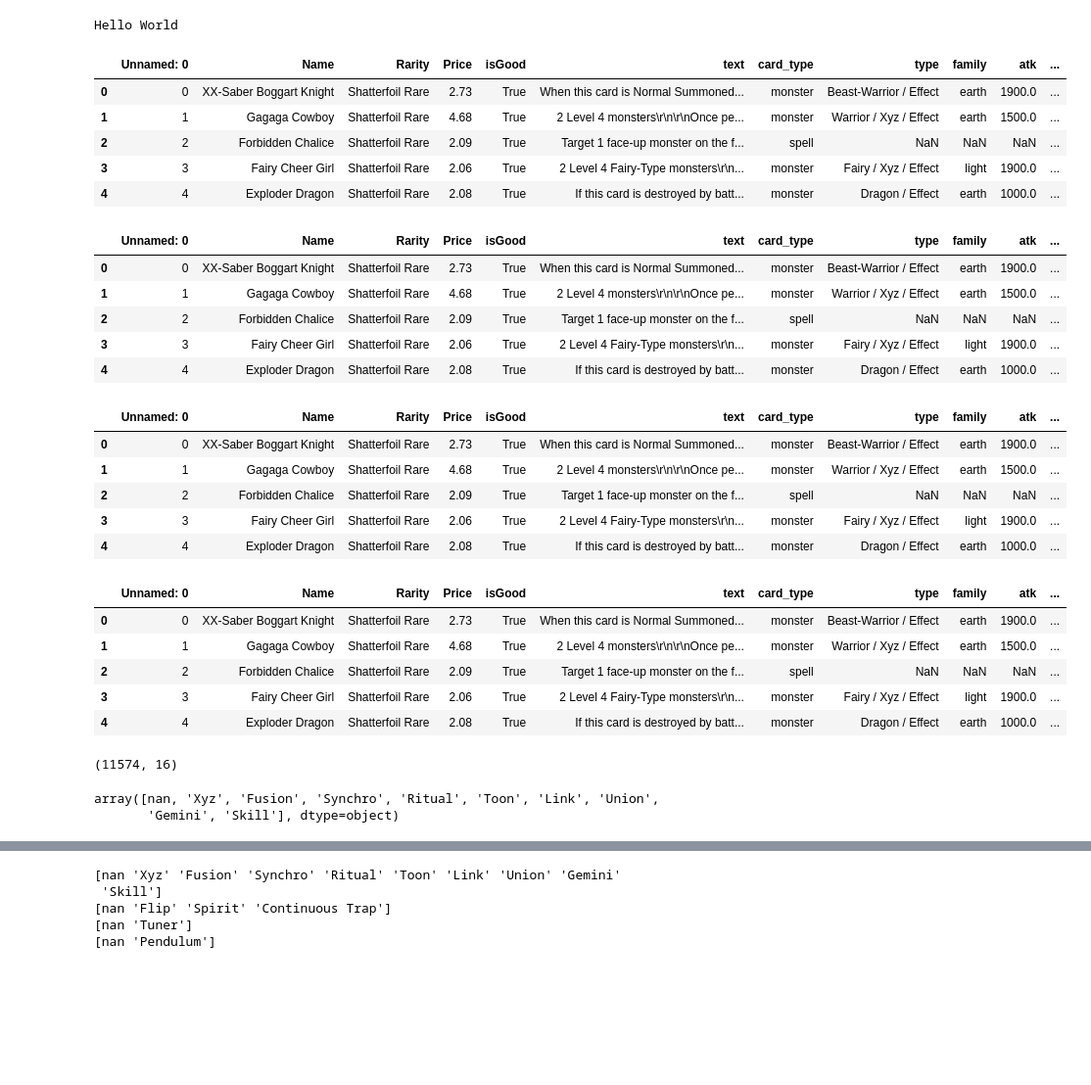
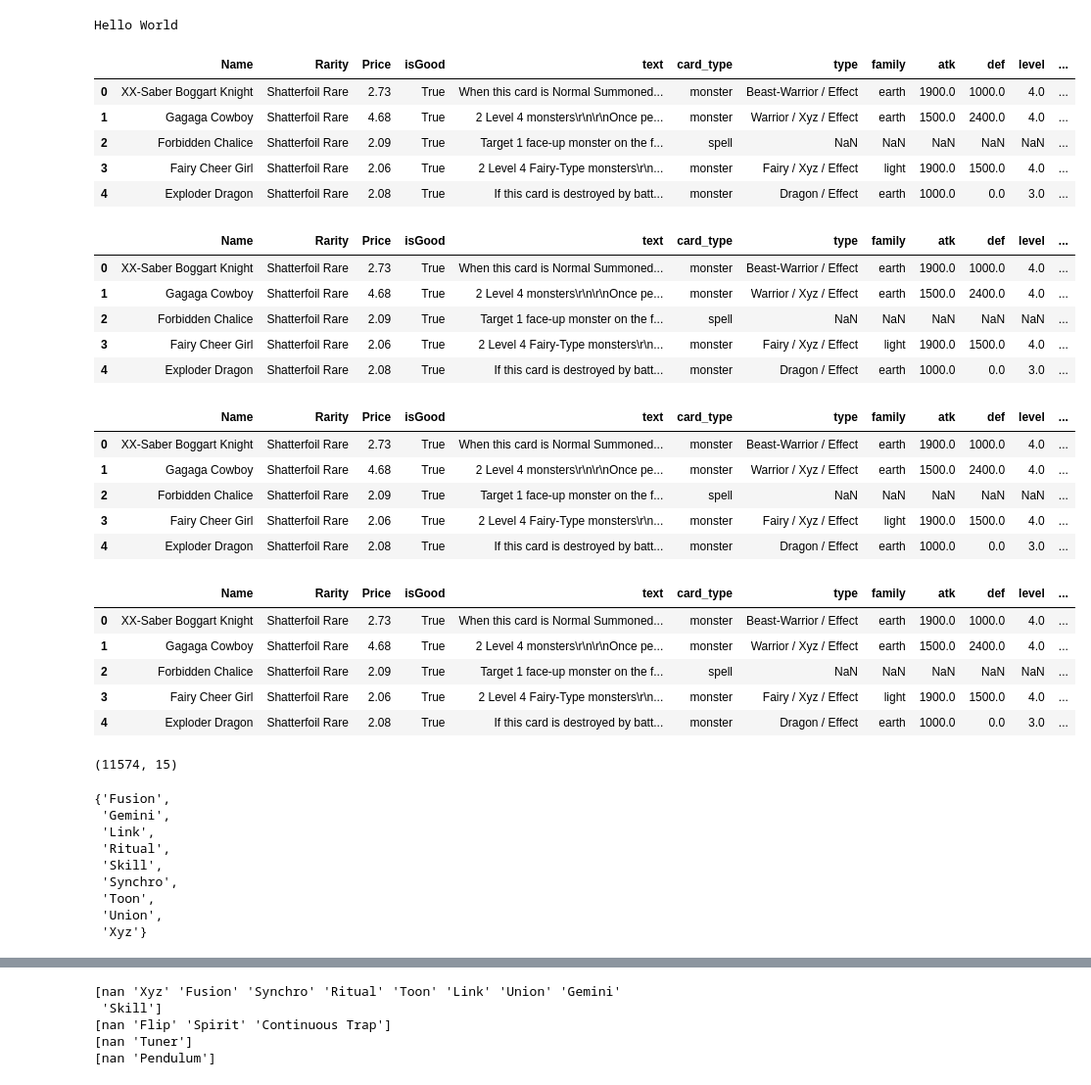
Before and after one commit to Marcompp/MachineLearningFinal, a Jupyter notebook: DB_Polish.ipynb, the cells around one changed output, grey strips where cells are left out. Shown at 98% size. Cells and saved outputs as stored; diff of their text form; code cells hidden in the pictures; blank space fills up the shorter version.

```diff
--- a/DB_Polish.ipynb
+++ b/DB_Polish.ipynb
@@ -7,17 +7,17 @@ print("Hello World")
 # %% [output]
 Hello World
 # %%
-df_yugi = pd.read_csv('dbs/yugi_comp.csv')
-df_yugi = df_yugi.drop(['name'], axis=1)
+df_yugi = pd.read_csv('dbs/yugi_comp.csv', index_col=0)
+df_yugi.drop(['name'], inplace=True, axis=1)
 df_yugi = df_yugi[df_yugi['text'].notna()]
 df_yugi.head()
 # %% [output]
-|  | Unnamed: 0 | Name | Rarity | Price | isGood | text | card_type | type | family | atk | ... |
-| 0 | 0 | XX-Saber Boggart Knight | Shatterfoil Rare | 2.73 | True | When this card is Normal Summoned... | monster | Beast-Warrior / Effect | earth | 1900.0 | ... |
-| 1 | 1 | Gagaga Cowboy | Shatterfoil Rare | 4.68 | True | 2 Level 4 monsters\r\n\r\nOnce pe... | monster | Warrior / Xyz / Effect | earth | 1500.0 | ... |
-| 2 | 2 | Forbidden Chalice | Shatterfoil Rare | 2.09 | True | Target 1 face-up monster on the f... | spell | NaN | NaN | NaN | ... |
-| 3 | 3 | Fairy Cheer Girl | Shatterfoil Rare | 2.06 | True | 2 Level 4 Fairy-Type monsters\r\n... | monster | Fairy / Xyz / Effect | light | 1900.0 | ... |
-| 4 | 4 | Exploder Dragon | Shatterfoil Rare | 2.08 | True | If this card is destroyed by batt... | monster | Dragon / Effect | earth | 1000.0 | ... |
+|  | Name | Rarity | Price | isGood | text | card_type | type | family | atk | def | level | ... |
+| 0 | XX-Saber Boggart Knight | Shatterfoil Rare | 2.73 | True | When this card is Normal Summoned... | monster | Beast-Warrior / Effect | earth | 1900.0 | 1000.0 | 4.0 | ... |
+| 1 | Gagaga Cowboy | Shatterfoil Rare | 4.68 | True | 2 Level 4 monsters\r\n\r\nOnce pe... | monster | Warrior / Xyz / Effect | earth | 1500.0 | 2400.0 | 4.0 | ... |
+| 2 | Forbidden Chalice | Shatterfoil Rare | 2.09 | True | Target 1 face-up monster on the f... | spell | NaN | NaN | NaN | NaN | NaN | ... |
+| 3 | Fairy Cheer Girl | Shatterfoil Rare | 2.06 | True | 2 Level 4 Fairy-Type monsters\r\n... | monster | Fairy / Xyz / Effect | light | 1900.0 | 1500.0 | 4.0 | ... |
+| 4 | Exploder Dragon | Shatterfoil Rare | 2.08 | True | If this card is destroyed by batt... | monster | Dragon / Effect | earth | 1000.0 | 0.0 | 3.0 | ... |
 # %%
 def getTribe(row):
     #if row["card_type"] == "monster":
@@ -50,39 +50,48 @@ def getMonsType(row):
 df_yugi['tribe'] = df_yugi.apply(lambda row: getTribe(row), axis=1)
 df_yugi.head()
 # %% [output]
-|  | Unnamed: 0 | Name | Rarity | Price | isGood | text | card_type | type | family | atk | ... |
-| 0 | 0 | XX-Saber Boggart Knight | Shatterfoil Rare | 2.73 | True | When this card is Normal Summoned... | monster | Beast-Warrior / Effect | earth | 1900.0 | ... |
-| 1 | 1 | Gagaga Cowboy | Shatterfoil Rare | 4.68 | True | 2 Level 4 monsters\r\n\r\nOnce pe... | monster | Warrior / Xyz / Effect | earth | 1500.0 | ... |
-| 2 | 2 | Forbidden Chalice | Shatterfoil Rare | 2.09 | True | Target 1 face-up monster on the f... | spell | NaN | NaN | NaN | ... |
-| 3 | 3 | Fairy Cheer Girl | Shatterfoil Rare | 2.06 | True | 2 Level 4 Fairy-Type monsters\r\n... | monster | Fairy / Xyz / Effect | light | 1900.0 | ... |
-| 4 | 4 | Exploder Dragon | Shatterfoil Rare | 2.08 | True | If this card is destroyed by batt... | monster | Dragon / Effect | earth | 1000.0 | ... |
+|  | Name | Rarity | Price | isGood | text | card_type | type | family | atk | def | level | ... |
+| 0 | XX-Saber Boggart Knight | Shatterfoil Rare | 2.73 | True | When this card is Normal Summoned... | monster | Beast-Warrior / Effect | earth | 1900.0 | 1000.0 | 4.0 | ... |
+| 1 | Gagaga Cowboy | Shatterfoil Rare | 4.68 | True | 2 Level 4 monsters\r\n\r\nOnce pe... | monster | Warrior / Xyz / Effect | earth | 1500.0 | 2400.0 | 4.0 | ... |
+| 2 | Forbidden Chalice | Shatterfoil Rare | 2.09 | True | Target 1 face-up monster on the f... | spell | NaN | NaN | NaN | NaN | NaN | ... |
+| 3 | Fairy Cheer Girl | Shatterfoil Rare | 2.06 | True | 2 Level 4 Fairy-Type monsters\r\n... | monster | Fairy / Xyz / Effect | light | 1900.0 | 1500.0 | 4.0 | ... |
+| 4 | Exploder Dragon | Shatterfoil Rare | 2.08 | True | If this card is destroyed by batt... | monster | Dragon / Effect | earth | 1000.0 | 0.0 | 3.0 | ... |
 # %%
 df_yugi['effect?'] = df_yugi.apply(lambda row: getEffect(row), axis=1)
 df_yugi.head()
 # %% [output]
-|  | Unnamed: 0 | Name | Rarity | Price | isGood | text | card_type | type | family | atk | ... |
-| 0 | 0 | XX-Saber Boggart Knight | Shatterfoil Rare | 2.73 | True | When this card is Normal Summoned... | monster | Beast-Warrior / Effect | earth | 1900.0 | ... |
-| 1 | 1 | Gagaga Cowboy | Shatterfoil Rare | 4.68 | True | 2 Level 4 monsters\r\n\r\nOnce pe... | monster | Warrior / Xyz / Effect | earth | 1500.0 | ... |
-| 2 | 2 | Forbidden Chalice | Shatterfoil Rare | 2.09 | True | Target 1 face-up monster on the f... | spell | NaN | NaN | NaN | ... |
-| 3 | 3 | Fairy Cheer Girl | Shatterfoil Rare | 2.06 | True | 2 Level 4 Fairy-Type monsters\r\n... | monster | Fairy / Xyz / Effect | light | 1900.0 | ... |
-| 4 | 4 | Exploder Dragon | Shatterfoil Rare | 2.08 | True | If this card is destroyed by batt... | monster | Dragon / Effect | earth | 1000.0 | ... |
+|  | Name | Rarity | Price | isGood | text | card_type | type | family | atk | def | level | ... |
+| 0 | XX-Saber Boggart Knight | Shatterfoil Rare | 2.73 | True | When this card is Normal Summoned... | monster | Beast-Warrior / Effect | earth | 1900.0 | 1000.0 | 4.0 | ... |
+| 1 | Gagaga Cowboy | Shatterfoil Rare | 4.68 | True | 2 Level 4 monsters\r\n\r\nOnce pe... | monster | Warrior / Xyz / Effect | earth | 1500.0 | 2400.0 | 4.0 | ... |
+| 2 | Forbidden Chalice | Shatterfoil Rare | 2.09 | True | Target 1 face-up monster on the f... | spell | NaN | NaN | NaN | NaN | NaN | ... |
+| 3 | Fairy Cheer Girl | Shatterfoil Rare | 2.06 | True | 2 Level 4 Fairy-Type monsters\r\n... | monster | Fairy / Xyz / Effect | light | 1900.0 | 1500.0 | 4.0 | ... |
+| 4 | Exploder Dragon | Shatterfoil Rare | 2.08 | True | If this card is destroyed by batt... | monster | Dragon / Effect | earth | 1000.0 | 0.0 | 3.0 | ... |
 # %%
 df_yugi['monsType'] = df_yugi.apply(lambda row: getMonsType(row), axis=1)
 df_yugi.head()
 # %% [output]
-|  | Unnamed: 0 | Name | Rarity | Price | isGood | text | card_type | type | family | atk | ... |
-| 0 | 0 | XX-Saber Boggart Knight | Shatterfoil Rare | 2.73 | True | When this card is Normal Summoned... | monster | Beast-Warrior / Effect | earth | 1900.0 | ... |
-| 1 | 1 | Gagaga Cowboy | Shatterfoil Rare | 4.68 | True | 2 Level 4 monsters\r\n\r\nOnce pe... | monster | Warrior / Xyz / Effect | earth | 1500.0 | ... |
-| 2 | 2 | Forbidden Chalice | Shatterfoil Rare | 2.09 | True | Target 1 face-up monster on the f... | spell | NaN | NaN | NaN | ... |
-| 3 | 3 | Fairy Cheer Girl | Shatterfoil Rare | 2.06 | True | 2 Level 4 Fairy-Type monsters\r\n... | monster | Fairy / Xyz / Effect | light | 1900.0 | ... |
-| 4 | 4 | Exploder Dragon | Shatterfoil Rare | 2.08 | True | If this card is destroyed by batt... | monster | Dragon / Effect | earth | 1000.0 | ... |
+|  | Name | Rarity | Price | isGood | text | card_type | type | family | atk | def | level | ... |
+| 0 | XX-Saber Boggart Knight | Shatterfoil Rare | 2.73 | True | When this card is Normal Summoned... | monster | Beast-Warrior / Effect | earth | 1900.0 | 1000.0 | 4.0 | ... |
+| 1 | Gagaga Cowboy | Shatterfoil Rare | 4.68 | True | 2 Level 4 monsters\r\n\r\nOnce pe... | monster | Warrior / Xyz / Effect | earth | 1500.0 | 2400.0 | 4.0 | ... |
+| 2 | Forbidden Chalice | Shatterfoil Rare | 2.09 | True | Target 1 face-up monster on the f... | spell | NaN | NaN | NaN | NaN | NaN | ... |
+| 3 | Fairy Cheer Girl | Shatterfoil Rare | 2.06 | True | 2 Level 4 Fairy-Type monsters\r\n... | monster | Fairy / Xyz / Effect | light | 1900.0 | 1500.0 | 4.0 | ... |
+| 4 | Exploder Dragon | Shatterfoil Rare | 2.08 | True | If this card is destroyed by batt... | monster | Dragon / Effect | earth | 1000.0 | 0.0 | 3.0 | ... |
 # %%
 df_yugi.shape
 # %% [output]
-(11574, 16)
+(11574, 15)
 # %%
-df_yugi["monsType"].unique()
+extradeckmons = set(df_yugi["monsType"].unique())
+extradeckmons.remove(math.nan)
+extradeckmons
 # %% [output]
-array([nan, 'Xyz', 'Fusion', 'Synchro', 'Ritual', 'Toon', 'Link', 'Union',
-       'Gemini', 'Skill'], dtype=object)
+{'Fusion',
+ 'Gemini',
+ 'Link',
+ 'Ritual',
+ 'Skill',
+ 'Synchro',
+ 'Toon',
+ 'Union',
+ 'Xyz'}
 # %%
```
Also changed, not shown: parts of 15 cells of this notebook, 1 other file.
